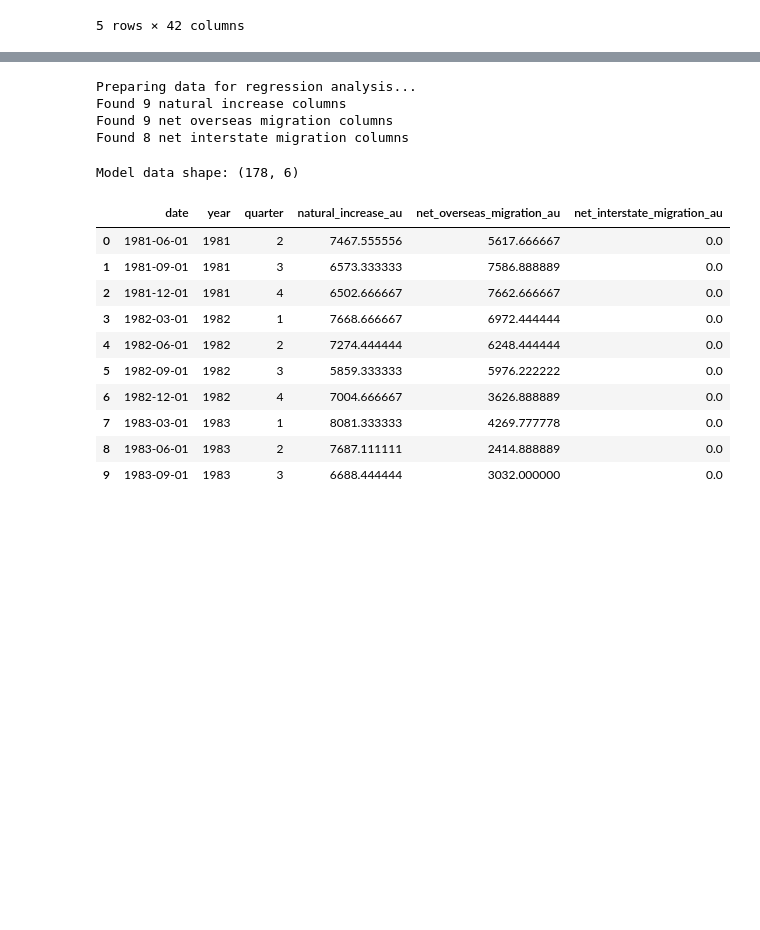
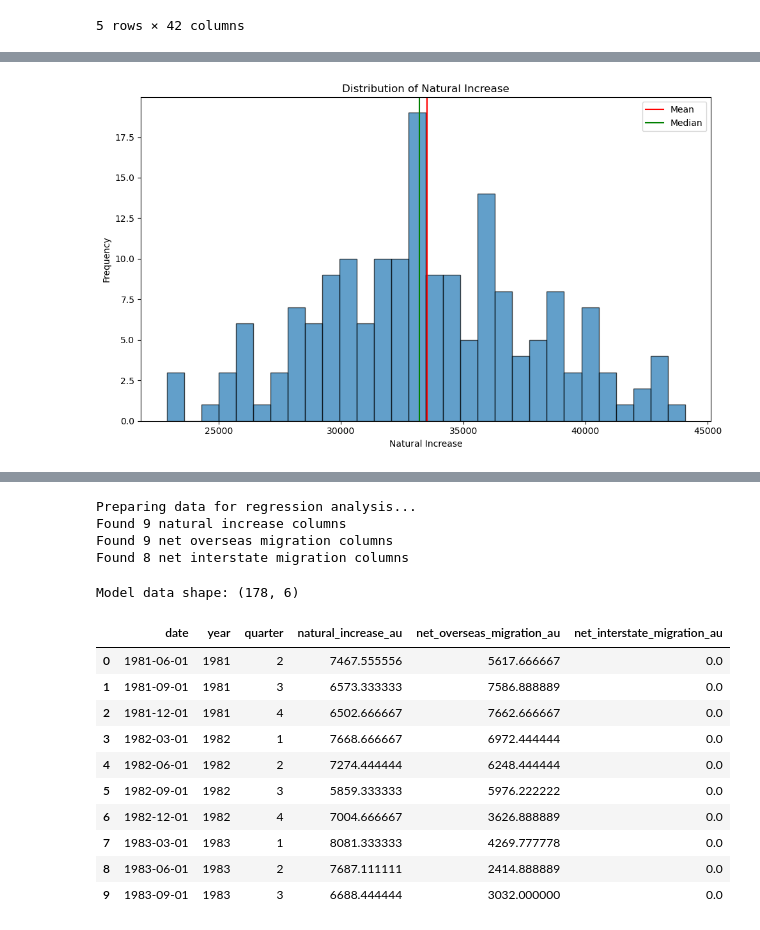
Before and after one commit to habray-99/PRT564-DATA-ANALYTICS-AND-VISUALISATION, a Jupyter notebook: Final_Assingnment.ipynb, the cells around one changed output, grey strips where cells are left out. Cells and saved outputs as stored; diff of their text form; code cells hidden in the pictures; blank space fills up the shorter version.

```diff
--- a/Final_Assingnment.ipynb
+++ b/Final_Assingnment.ipynb
@@ -7,9 +8,10 @@ import matplotlib.pyplot as plt
 # %% [markdown]
 Loading the datasets
 # %%
-import pandas as pd
-
-files = ["dataset/Components of population change - states and territories.xlsx", "dataset/Population - New South Wales.xlsx", "dataset/Population - states and territories.xlsx"]
+files = ["dataset/Components of population change - states and territories.xlsx"
+         , "dataset/Population - New South Wales.xlsx"
+         , "dataset/Population - states and territories.xlsx"
+         ]
 dataframes = []
 
 for file in files:
@@ -83,0 +305,13 @@ First 5 rows:
+# %%
+plt.figure(figsize=(10, 6))
+plt.hist(df_analysis['Natural Increase'], bins=30, edgecolor='black', alpha=0.7)
+plt.axvline(df_analysis['Natural Increase'].mean(), color='red', label='Mean')
+plt.axvline(df_analysis['Natural Increase'].median(), color='green', label='Median')
+plt.xlabel('Natural Increase')
+plt.ylabel('Frequency')
+plt.title('Distribution of Natural Increase')
+plt.legend()
+plt.tight_layout()
+plt.show()
+# %% [output]
+[figure, added]
```
Also changed, not shown: parts of 18 cells of this notebook.
